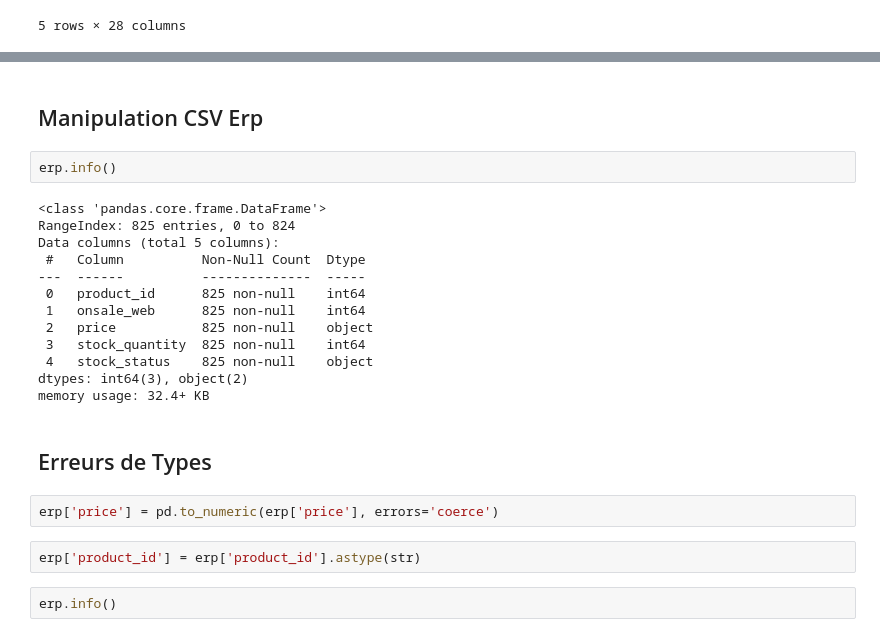
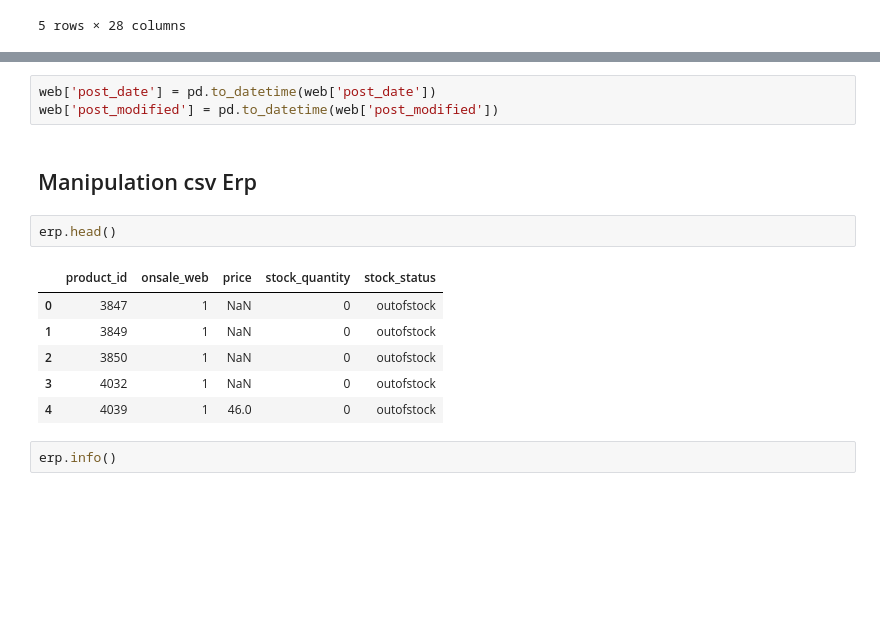
Before and after one commit to AntoineJBQ/Projet-5, a Jupyter notebook: Projet 5.ipynb, the cells around one changed output, grey strips where cells are left out. Drawn from its saved outputs; the diff is of its cells as text; blank space fills up the shorter version.

```diff
--- a/Projet 5.ipynb
+++ b/Projet 5.ipynb
@@ -38,26 +102,17 @@ web.head()
+# %%
+web['post_date'] = pd.to_datetime(web['post_date'])
+web['post_modified'] = pd.to_datetime(web['post_modified'])
 # %% [markdown]
-## Manipulation CSV Erp
+## Manipulation csv Erp
 # %%
-erp.info()
+erp.head()
 # %% [output]
-<class 'pandas.core.frame.DataFrame'>
-RangeIndex: 825 entries, 0 to 824
-Data columns (total 5 columns):
- #   Column          Non-Null Count  Dtype
----  ------          --------------  -----
- 0   product_id      825 non-null    int64
- 1   onsale_web      825 non-null    int64
- 2   price           825 non-null    object
- 3   stock_quantity  825 non-null    int64
- 4   stock_status    825 non-null    object
-dtypes: int64(3), object(2)
-memory usage: 32.4+ KB
+|  | product_id | onsale_web | price | stock_quantity | stock_status |
+| 0 | 3847 | 1 | NaN | 0 | outofstock |
+| 1 | 3849 | 1 | NaN | 0 | outofstock |
+| 2 | 3850 | 1 | NaN | 0 | outofstock |
+| 3 | 4032 | 1 | NaN | 0 | outofstock |
+| 4 | 4039 | 1 | 46.0 | 0 | outofstock |
-# %% [markdown]
-## Erreurs de Types
-# %%
-erp['price'] = pd.to_numeric(erp['price'], errors='coerce')
-# %%
-erp['product_id'] = erp['product_id'].astype(str)
 # %%
 erp.info()
 # %% [output]
```
Also changed, not shown: parts of 28 cells of this notebook.
